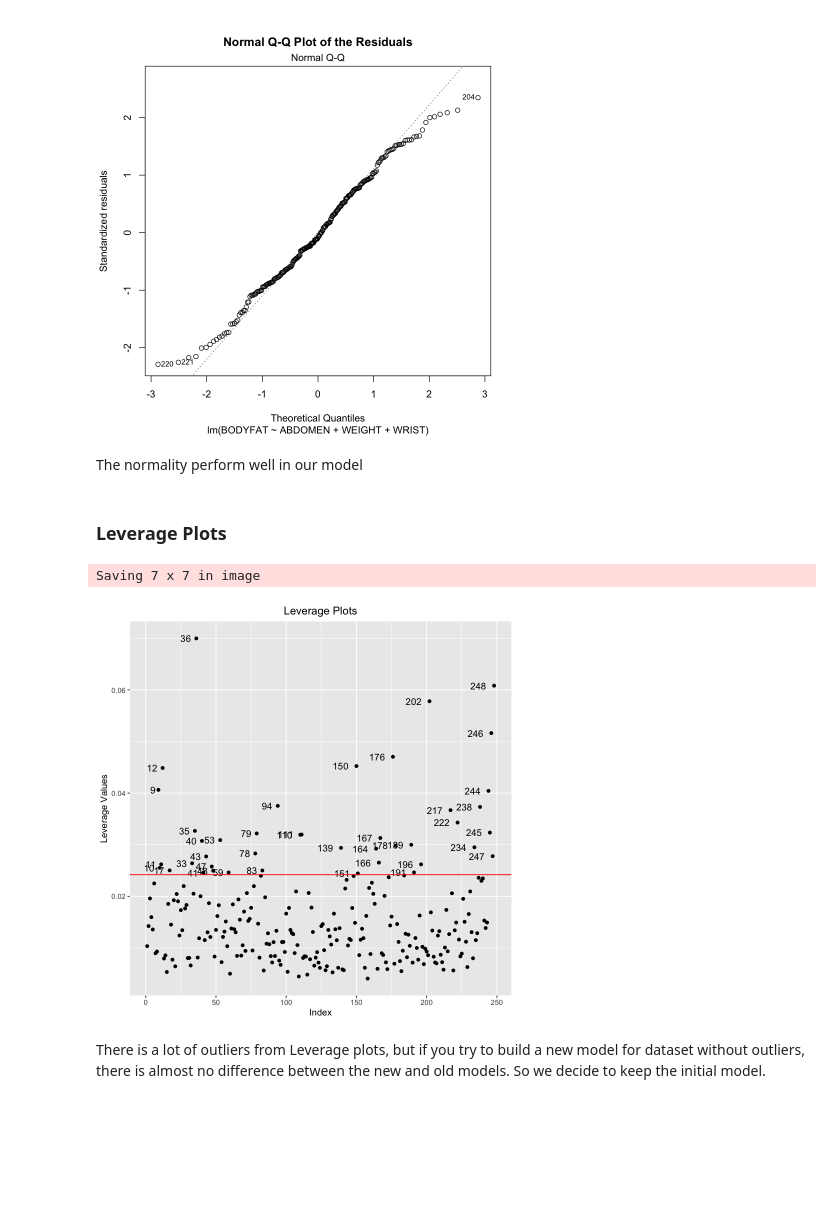
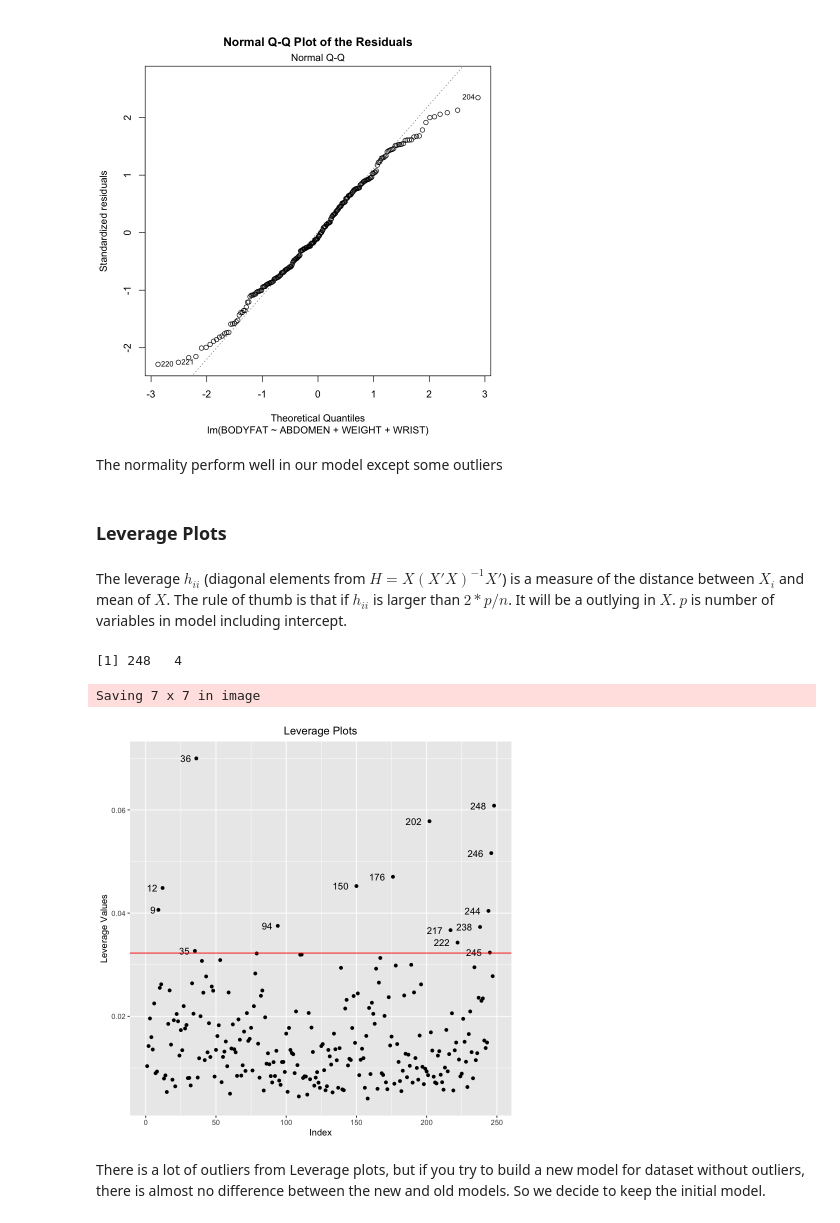
Before and after one commit to heitinamoranika/Module_2, a Jupyter notebook: Module_2.ipynb, the cells around one changed output. Saved outputs shown, nothing was run; the diff lists cells and outputs as text; code cells hidden in the pictures; blank space fills up the shorter version.

```diff
--- a/Module_2.ipynb
+++ b/Module_2.ipynb
@@ -1113,27 +1193,33 @@ pdf
   2
 [figure]
 # %% [markdown]
-The normality perform well in our model
+The normality perform well in our model except some outliers
 # %% [markdown]
 ### Leverage Plots
+# %% [markdown]
+The leverage $h_{ii}$ (diagonal elements from  $H=X(X'X)^{-1}X'$)  is a measure of the distance between $X_i$ and mean of $X$. The rule of thumb is that if $h_{ii}$ is larger than $2*p/n$. It will be a outlying in $X$. $p$ is number of variables in model including intercept.
+# %%
+dim(model.matrix(FinalModel))
+# %% [output]
+[1] 248   4
 # %%
-p=3
-n=dim(CleanData)[1]
+p=dim(model.matrix(FinalModel))[2]
+n=dim(model.matrix(FinalModel))[1]
 outliers=which(hatvalues(FinalModel)>2*p/n)
 g=ggplot()+
 geom_point(aes(x=1:n, hatvalues(FinalModel)))+
 geom_text(aes(x=outliers,y=hatvalues(FinalModel)[outliers],
                 label=outliers),size = 4,hjust = 1.5)+
 xlab("Index")+
 ylab("Leverage Values")+
 ggtitle("Leverage Plots")+
 theme(plot.title = element_text(hjust = 0.5))+
 geom_hline(yintercept =2*p/n,color="red")
 ggsave("Image/Final_Model_Leverage_Plots.jpeg",g)
 g
 # %% [output]
 Saving 7 x 7 in image
-[figure, old version]
+[figure, new version]
 # %% [markdown]
 There is a lot of outliers from Leverage plots, but if you try to build a new model for dataset without outliers, there is almost no difference between the new and old models. So we decide to keep the initial model.
 # %%
```
Also changed, not shown: parts of 64 cells of this notebook, 8 other files.
